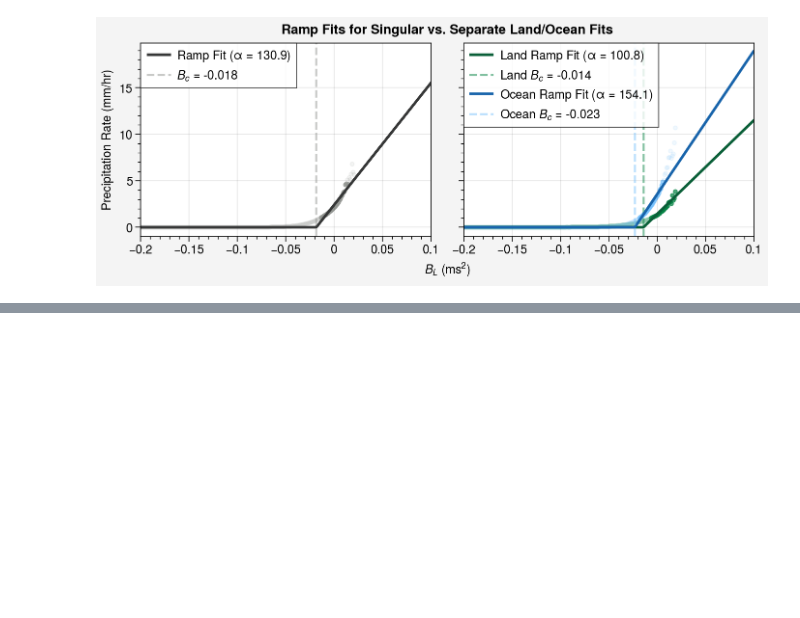
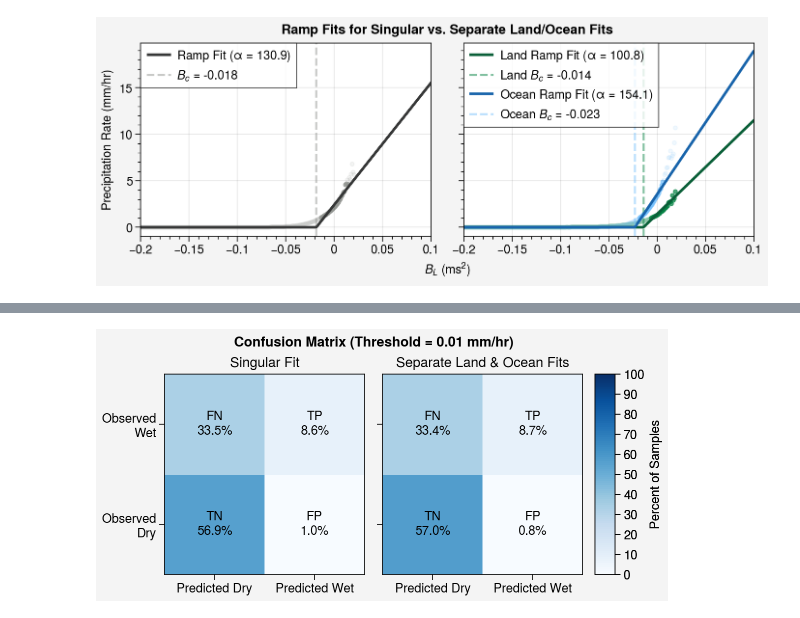
Before and after one commit to savannahferretti/monsoon-sr, a Jupyter notebook: notebooks/pod.ipynb, the cells around one changed output, grey strips where cells are left out. Saved outputs shown, nothing was run; the diff lists cells and outputs as text; code cells hidden in the pictures; blank space fills up the shorter version.

Commit message:
Analyzed my results

```diff
--- a/notebooks/pod.ipynb
+++ b/notebooks/pod.ipynb
@@ -23,36 +34,25 @@ LANDTHRESH = 0.5
 # %%
 def get_r2(ytrue,ypred,dims=None,landfrac=None,landthresh=LANDTHRESH):
-    if dims is None:
-        dims = list(ytrue.dims)
+    dims = list(ytrue.dims) if dims is None else dims
     if landfrac is not None:
-        landmask  = landfrac>=LANDTHRESH
-        oceanmask = landfrac<LANDTHRESH
-        ytrueland = ytrue.where(landmask)
-        ypredland = ypred.where(landmask)
-        ssresland = ((ytrueland-ypredland)**2).sum(dim=dims,skipna=True)
-        sstotland = ((ytrueland-ytrueland.mean(dim=dims,skipna=True))**2).sum(dim=dims,skipna=True)
-        r2land = 1-(ssresland/sstotland)
-        ytrueocean = ytrue.where(oceanmask)
-        ypredocean = ypred.where(oceanmask)
-        ssresocean = ((ytrueocean-ypredocean)**2).sum(dim=dims,skipna=True)
-        sstotocean = ((ytrueocean-ytrueocean.mean(dim=dims,skipna=True))**2).sum(dim=dims,skipna=True)
-        r2ocean = 1-(ssresocean/sstotocean)
-        return float(r2land.values),float(r2ocean.values)
+        r2values = []
+        for mask in [landfrac>=landthresh,landfrac<landthresh]:
+            ssres = ((ytrue.where(mask)-ypred.where(mask))**2).sum(dim=dims,skipna=True)
+            sstot = ((ytrue.where(mask)-ytrue.where(mask).mean(dim=dims,skipna=True))**2).sum(dim=dims,skipna=True)
+            r2values.append(1-ssres/sstot)
+        return tuple(r2values)
     ssres = ((ytrue-ypred)**2).sum(dim=dims,skipna=True)
     sstot = ((ytrue-ytrue.mean(dim=dims,skipna=True))**2).sum(dim=dims,skipna=True)
-    r2 = 1-(ssres/sstot)
-    return r2
+    return 1-ssres/sstot
 
 def get_confusion_matrix(ytrue,ypred,dims=None,prthresh=PRTHRESH):
-    if dims is None:
-        dims = list(ytrue.dims)
+    dims = list(ytrue.dims) if dims is None else dims
     ytrueabove = ytrue>prthresh
     ypredabove = ypred>prthresh
-    tp = (ypredabove&ytrueabove).sum(dim=dims,skipna=True).astype('float64')
-    tn = (~ypredabove&~ytrueabove).sum(dim=dims,skipna=True).astype('float64')
-    fp = (ypredabove&~ytrueabove).sum(dim=dims,skipna=True).astype('float64')
-    fn = (~ypredabove&ytrueabove).sum(dim=dims,skipna=True).astype('float64')
-    if dims==list(ytrue.dims):
+    tp = (ypredabove&ytrueabove).sum(dim=dims,skipna=True)
+    tn = (~ypredabove&~ytrueabove).sum(dim=dims,skipna=True)
+    fp = (ypredabove&~ytrueabove).sum(dim=dims,skipna=True)
+    fn = (~ypredabove&ytrueabove).sum(dim=dims,skipna=True)
+    if dims==list(ytrue.dims) and 'member' not in ypred.dims:
         return int(tp),int(fp),int(fn),int(tn)
-    else:
-        return tp.astype('int64'),fp.astype('int64'),fn.astype('int64'),tn.astype('int64')
+    return tp,fp,fn,tn
@@ -196,0 +178,4 @@ pplt.show()
+# %%
+plot_confusion_matrix(results,nrows=1,ncols=2)
+# %% [output]
+[figure, added]
```
Also changed, not shown: parts of 10 cells of this notebook, 30 other files.
